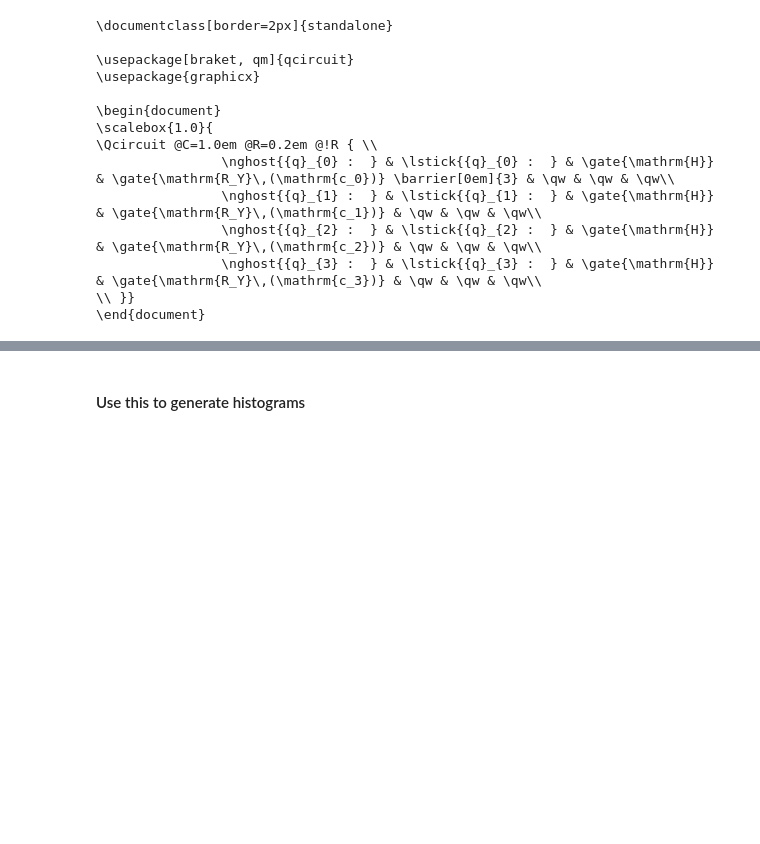
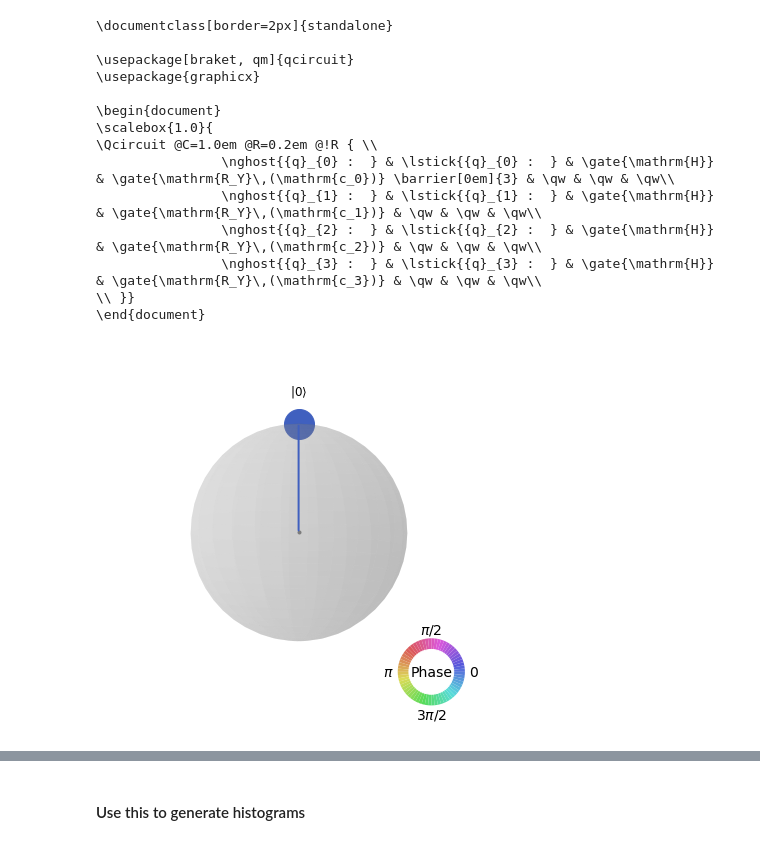
Before and after one commit to RicardoMonteiroSimoes/Quantum-Machine-Learning, a Jupyter notebook: code/circuit_to_latex.ipynb, the cells around one changed output, grey strips where cells are left out. Drawn from its saved outputs; the diff is of its cells as text; code cells hidden in the pictures; blank space fills up the shorter version.

Commit message:
adds qsphere stuff

```diff
--- a/code/circuit_to_latex.ipynb
+++ b/code/circuit_to_latex.ipynb
@@ -40,5 +40,8 @@ print(circuit_drawer(circuit, output="latex_source"))
 \end{document}
 # %%
 state = Statevector.from_instruction(QuantumCircuit(1))
-fig = plot_bloch_multivector(state)
-fig.savefig('../thesis/Appendices/Bloch_Sphere_MQO_0.svg', type="svg")
+fig = plot_state_qsphere(state)
+display(fig)
+fig.savefig('../thesis/Appendices/Q_Sphere_State_0.svg')
+# %% [output]
+[figure, added]
```
Also changed, not shown: parts of 3 cells of this notebook, 3 other files.
